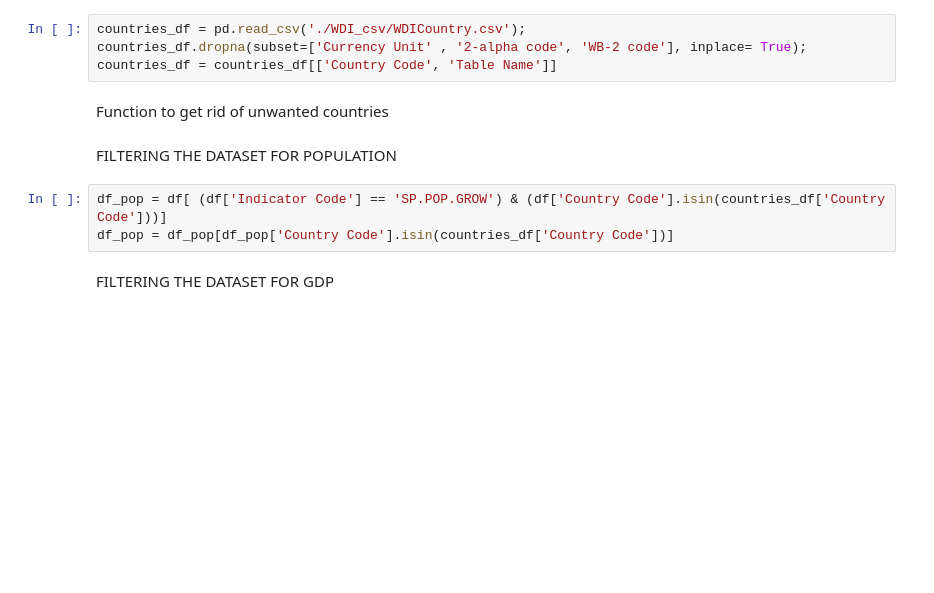
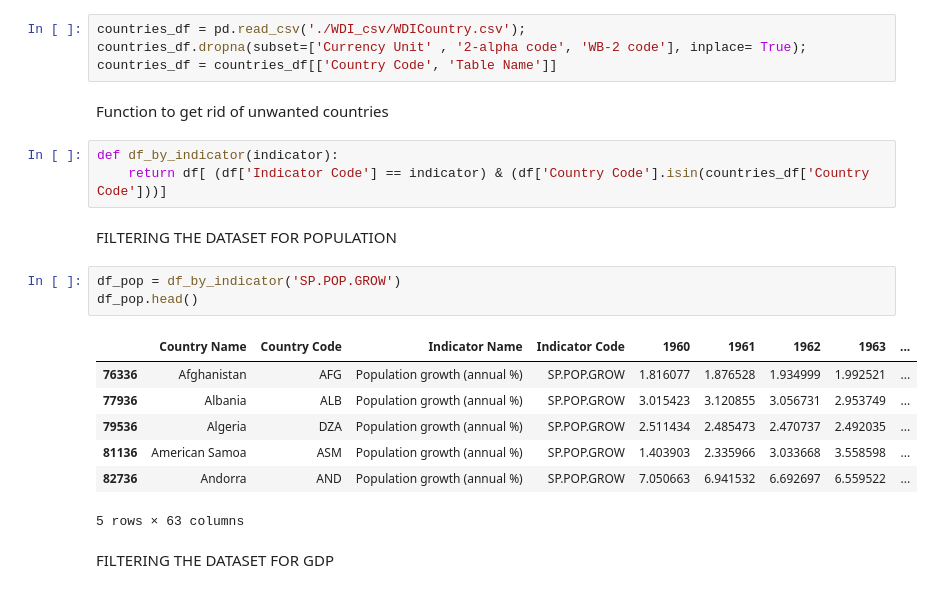
Before and after one commit to nilesh0109/Research-Methods, a Jupyter notebook: Task4/christopher_kavish_nilesh.ipynb, the cells around one changed output. Drawn from its saved outputs; the diff is of its cells as text; blank space fills up the shorter version.

```diff
--- a/Task4/christopher_kavish_nilesh.ipynb
+++ b/Task4/christopher_kavish_nilesh.ipynb
@@ -13,11 +13,22 @@ countries_df.dropna(subset=['Currency Unit' , '2-alpha code', 'WB-2 code'], inpl
 countries_df = countries_df[['Country Code', 'Table Name']]
 # %% [markdown]
 Function to get rid of unwanted countries
+# %%
+def df_by_indicator(indicator):
+    return df[ (df['Indicator Code'] == indicator) & (df['Country Code'].isin(countries_df['Country Code']))]
 # %% [markdown]
 FILTERING THE DATASET FOR POPULATION
-# %%
-df_pop = df[ (df['Indicator Code'] == 'SP.POP.GROW') & (df['Country Code'].isin(countries_df['Country Code']))]
-df_pop = df_pop[df_pop['Country Code'].isin(countries_df['Country Code'])]
+# %%
+df_pop = df_by_indicator('SP.POP.GROW')
+df_pop.head()
+# %% [output]
+|  | Country Name | Country Code | Indicator Name | Indicator Code | 1960 | 1961 | 1962 | 1963 | ... |
+| 76336 | Afghanistan | AFG | Population growth (annual %) | SP.POP.GROW | 1.816077 | 1.876528 | 1.934999 | 1.992521 | ... |
+| 77936 | Albania | ALB | Population growth (annual %) | SP.POP.GROW | 3.015423 | 3.120855 | 3.056731 | 2.953749 | ... |
+| 79536 | Algeria | DZA | Population growth (annual %) | SP.POP.GROW | 2.511434 | 2.485473 | 2.470737 | 2.492035 | ... |
+| 81136 | American Samoa | ASM | Population growth (annual %) | SP.POP.GROW | 1.403903 | 2.335966 | 3.033668 | 3.558598 | ... |
+| 82736 | Andorra | AND | Population growth (annual %) | SP.POP.GROW | 7.050663 | 6.941532 | 6.692697 | 6.559522 | ... |
+5 rows × 63 columns
 # %% [markdown]
 FILTERING THE DATASET FOR GDP
 # %%
```
Also changed, not shown: parts of 2 cells of this notebook.
